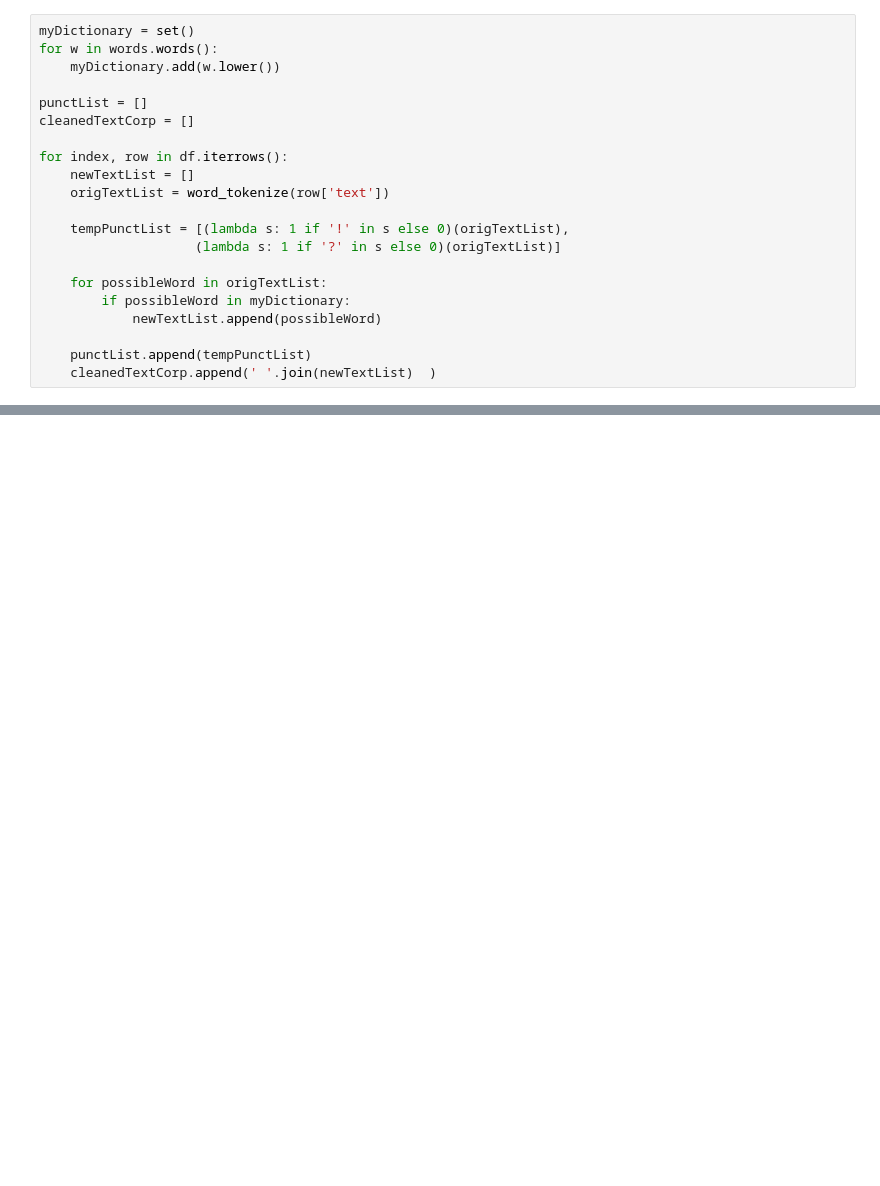
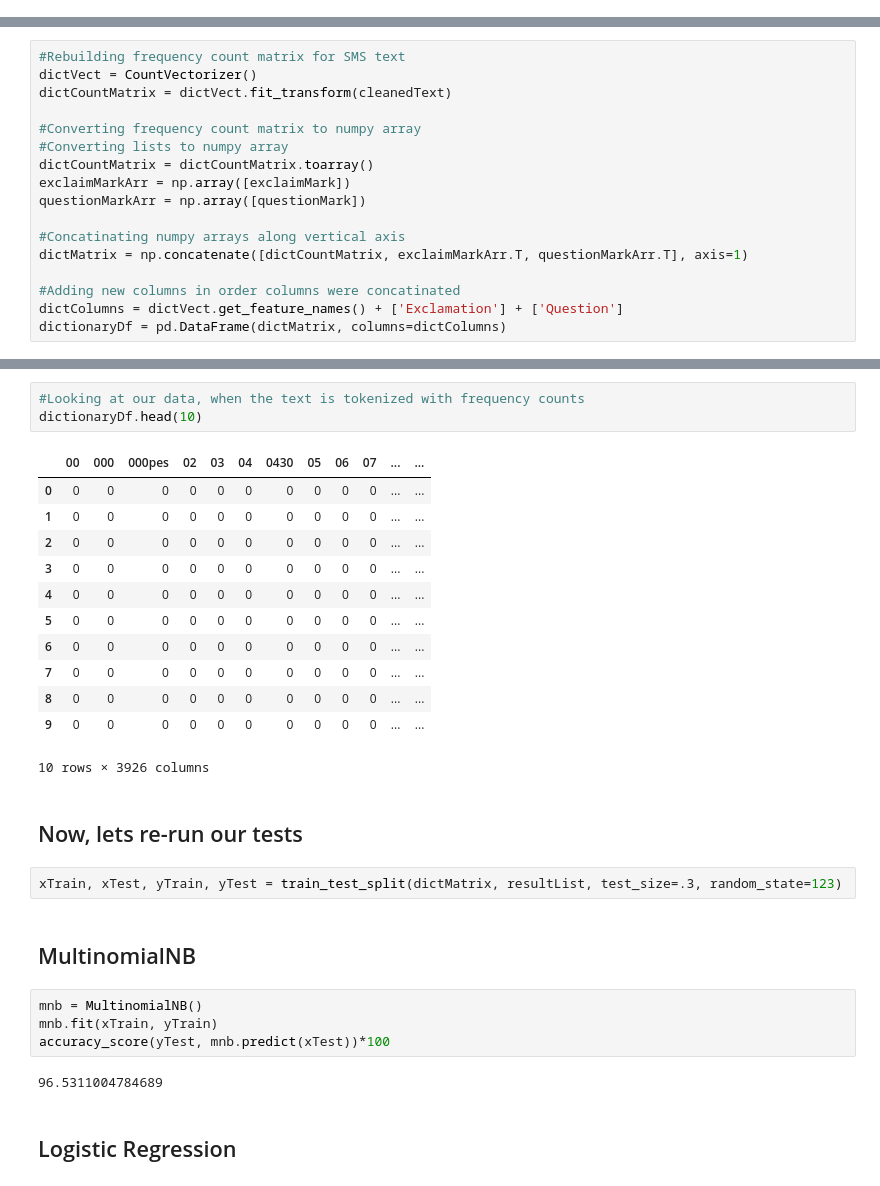
Before and after one commit to samsuri100/SMS_Spam_Classifier, a Jupyter notebook: SmsSpamChecker.ipynb, the cells around one changed output, grey strips where cells are left out. Saved outputs shown, nothing was run; the diff lists cells and outputs as text; blank space fills up the shorter version.

```diff
--- a/SmsSpamChecker.ipynb
+++ b/SmsSpamChecker.ipynb
@@ -29,21 +0,0 @@ df.head()
-# %%
-myDictionary = set()
-for w in words.words():
-    myDictionary.add(w.lower())
-
-punctList = []
-cleanedTextCorp = []
-
-for index, row in df.iterrows():
-    newTextList = []
-    origTextList = word_tokenize(row['text'])
-
-    tempPunctList = [(lambda s: 1 if '!' in s else 0)(origTextList),
-                    (lambda s: 1 if '?' in s else 0)(origTextList)]
-
-    for possibleWord in origTextList:
-        if possibleWord in myDictionary:
-            newTextList.append(possibleWord)
-
-    punctList.append(tempPunctList)
-    cleanedTextCorp.append(' '.join(newTextList)  )
@@ -120,0 +142,17 @@ accuracy_score(yTest, lr.predict(xTest))
+# %%
+#Rebuilding frequency count matrix for SMS text
+dictVect = CountVectorizer()
+dictCountMatrix = dictVect.fit_transform(cleanedText)
+
+#Converting frequency count matrix to numpy array
+#Converting lists to numpy array
+dictCountMatrix = dictCountMatrix.toarray()
+exclaimMarkArr = np.array([exclaimMark])
+questionMarkArr = np.array([questionMark])
+
+#Concatinating numpy arrays along vertical axis
+dictMatrix = np.concatenate([dictCountMatrix, exclaimMarkArr.T, questionMarkArr.T], axis=1)
+
+#Adding new columns in order columns were concatinated
+dictColumns = dictVect.get_feature_names() + ['Exclamation'] + ['Question']
+dictionaryDf = pd.DataFrame(dictMatrix, columns=dictColumns)
@@ -120,0 +182,30 @@ accuracy_score(yTest, lr.predict(xTest))
+# %%
+#Looking at our data, when the text is tokenized with frequency counts
+dictionaryDf.head(10)
+# %% [output]
+|  | 00 | 000 | 000pes | 02 | 03 | 04 | 0430 | 05 | 06 | 07 | ... | ... |
+| 0 | 0 | 0 | 0 | 0 | 0 | 0 | 0 | 0 | 0 | 0 | ... | ... |
+| 1 | 0 | 0 | 0 | 0 | 0 | 0 | 0 | 0 | 0 | 0 | ... | ... |
+| 2 | 0 | 0 | 0 | 0 | 0 | 0 | 0 | 0 | 0 | 0 | ... | ... |
+| 3 | 0 | 0 | 0 | 0 | 0 | 0 | 0 | 0 | 0 | 0 | ... | ... |
+| 4 | 0 | 0 | 0 | 0 | 0 | 0 | 0 | 0 | 0 | 0 | ... | ... |
+| 5 | 0 | 0 | 0 | 0 | 0 | 0 | 0 | 0 | 0 | 0 | ... | ... |
+| 6 | 0 | 0 | 0 | 0 | 0 | 0 | 0 | 0 | 0 | 0 | ... | ... |
+| 7 | 0 | 0 | 0 | 0 | 0 | 0 | 0 | 0 | 0 | 0 | ... | ... |
+| 8 | 0 | 0 | 0 | 0 | 0 | 0 | 0 | 0 | 0 | 0 | ... | ... |
+| 9 | 0 | 0 | 0 | 0 | 0 | 0 | 0 | 0 | 0 | 0 | ... | ... |
+10 rows × 3926 columns
+# %% [markdown]
+## Now, lets re-run our tests
+# %%
+xTrain, xTest, yTrain, yTest = train_test_split(dictMatrix, resultList, test_size=.3, random_state=123)
+# %% [markdown]
+## MultinomialNB
+# %%
+mnb = MultinomialNB()
+mnb.fit(xTrain, yTrain)
+accuracy_score(yTest, mnb.predict(xTest))*100
+# %% [output]
+96.5311004784689
+# %% [markdown]
+## Logistic Regression
```
Also changed, not shown: parts of 44 cells of this notebook, 2 other files.
